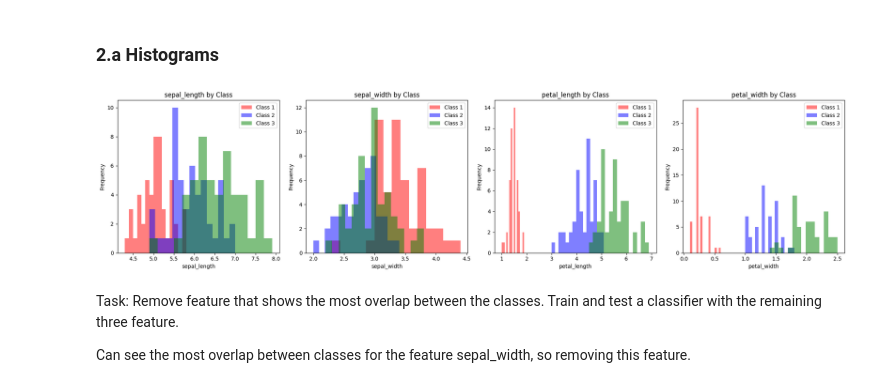
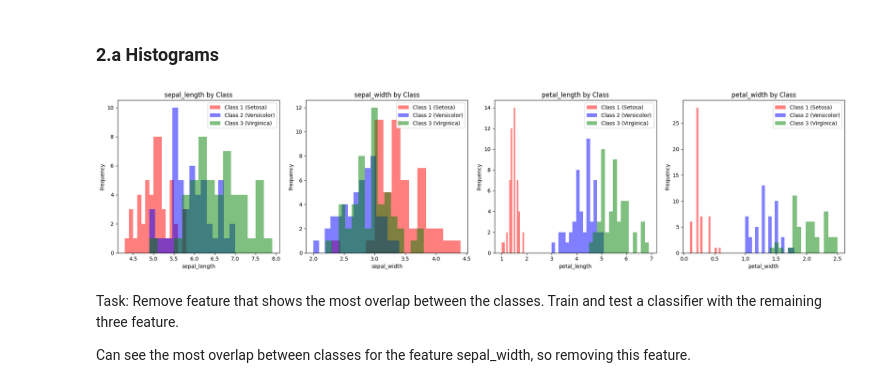
Before and after one commit to tuvats/TTT4275-Classification-project, a Jupyter notebook: iris_project/Iris_task.ipynb, the cells around one changed output. Saved outputs shown, nothing was run; the diff lists cells and outputs as text; code cells hidden in the pictures.

```diff
--- a/iris_project/Iris_task.ipynb
+++ b/iris_project/Iris_task.ipynb
@@ -316,29 +313,29 @@ plt.show()
 # %% [markdown]
 ### 2.a Histograms
 # %%
-labels = ['Class 1', 'Class 2', 'Class 3']
+labels = ['Class 1 (Setosa)', 'Class 2 (Versicolor)', 'Class 3 (Virginica)']
 colors = ['red', 'blue', 'green']
 full_df = pd.concat([df1, df2, df3])
 
 # Creating figure with 1 row and 4 columns
 fig, axes = plt.subplots(1, 4, figsize=(20,5))
 dataframes = [df1, df2, df3]
 
 for ax, feature in zip(axes, feature_names):
     for cls, col, label in zip(classes, colors, labels):
         subset = full_df[full_df['class'] == cls]
         ax.hist(subset[feature], bins=15, alpha=0.5, color=col, label=label)
 
     ax.set_title(f'{feature} by Class')
     ax.set_xlabel(feature)
     ax.set_ylabel('Frequency')
     ax.legend()
 
 plt.tight_layout()
 plt.savefig('Images/feature_hist')
 plt.show()
 # %% [output]
-[figure, old version]
+[figure, new version]
 # %% [markdown]
 Task: Remove feature that shows the most overlap between the classes. Train and test a classifier with the remaining three feature.
 
```
Also changed, not shown: parts of 8 cells of this notebook, 1 other file.
